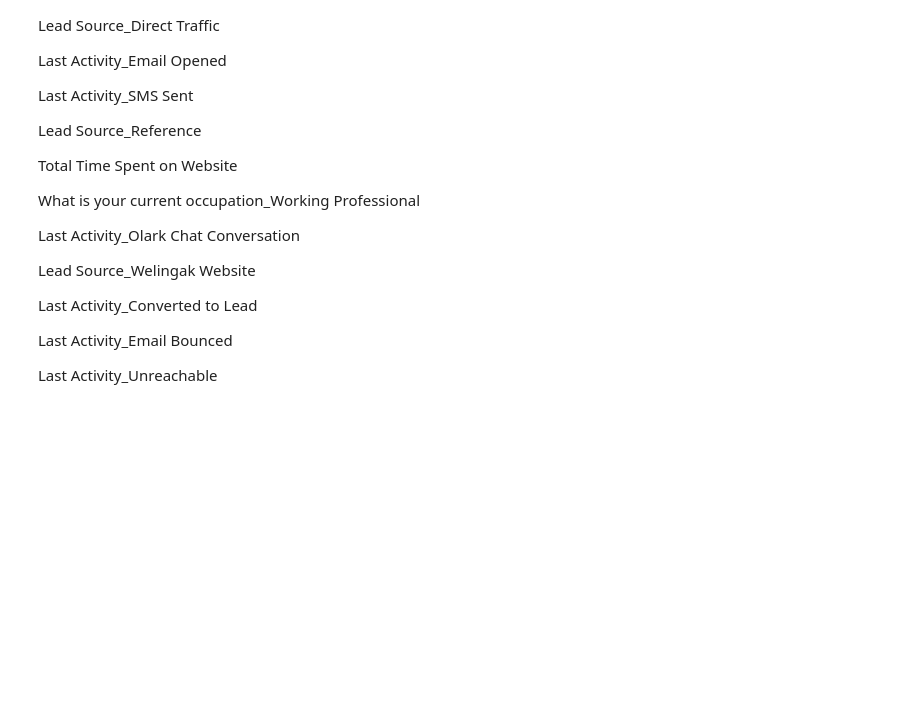
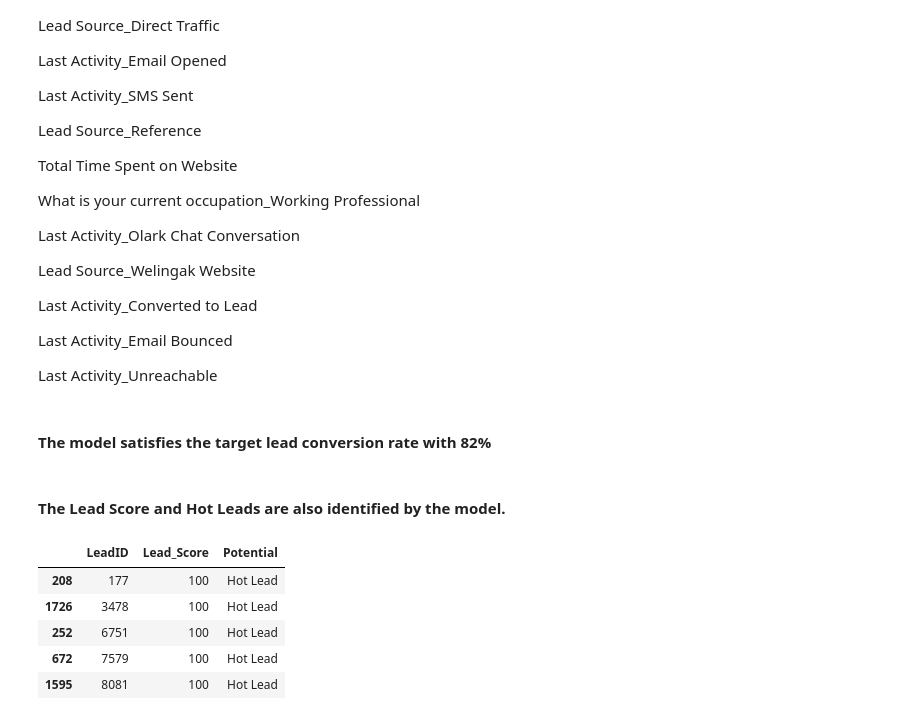
Before and after one commit to SreedeviRamachandran/lead_scoring_case_study, a Jupyter notebook: Lead_Scoring_Case_Study.ipynb, the cells around one changed output. Drawn from its saved outputs; the diff is of its cells as text; code cells hidden in the pictures; blank space fills up the shorter version.

```diff
--- a/Lead_Scoring_Case_Study.ipynb
+++ b/Lead_Scoring_Case_Study.ipynb
@@ -2168,3 +2196,16 @@ Last Activity_Converted to Lead
 Last Activity_Email Bounced
 
 Last Activity_Unreachable
+# %% [markdown]
+#### The model satisfies the target lead conversion rate with 82%
+# %% [markdown]
+#### The Lead Score and Hot Leads are also identified by the model.
+# %%
+y_pred_final[['LeadID','Lead_Score','Potential']].sort_values(by='Lead_Score',ascending = False).head()
+# %% [output]
+|  | LeadID | Lead_Score | Potential |
+| 208 | 177 | 100 | Hot Lead |
+| 1726 | 3478 | 100 | Hot Lead |
+| 252 | 6751 | 100 | Hot Lead |
+| 672 | 7579 | 100 | Hot Lead |
+| 1595 | 8081 | 100 | Hot Lead |
```
Also changed, not shown: parts of 67 cells of this notebook.
